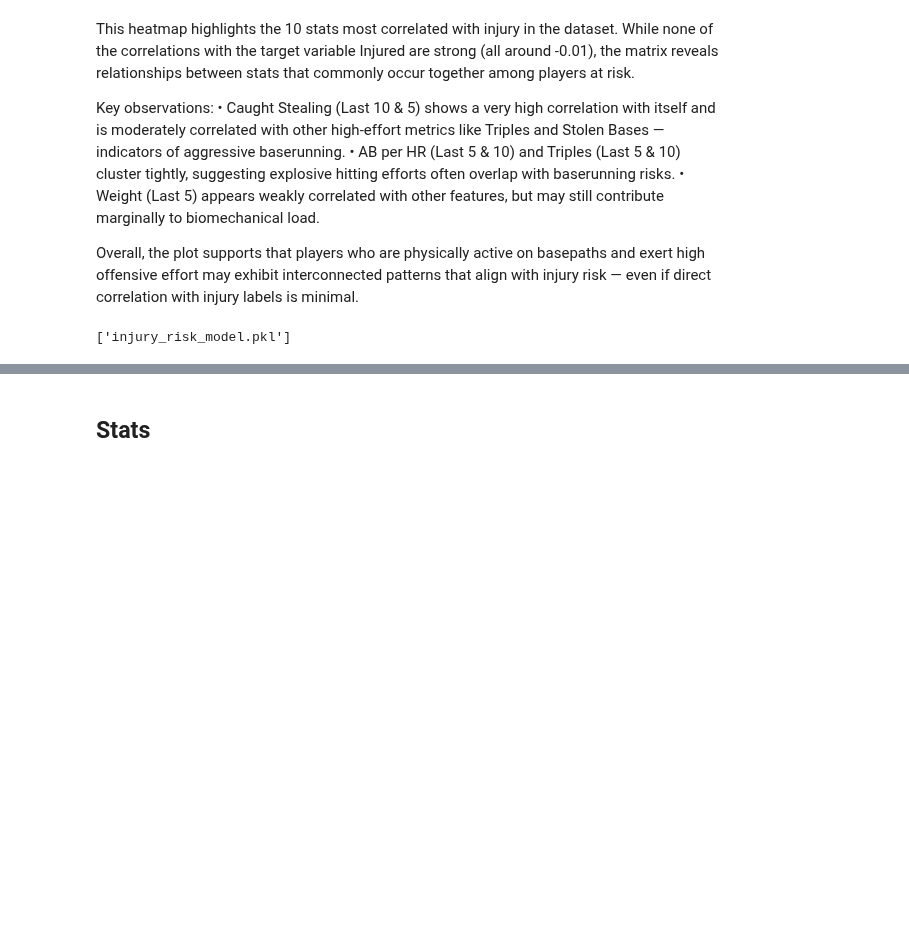
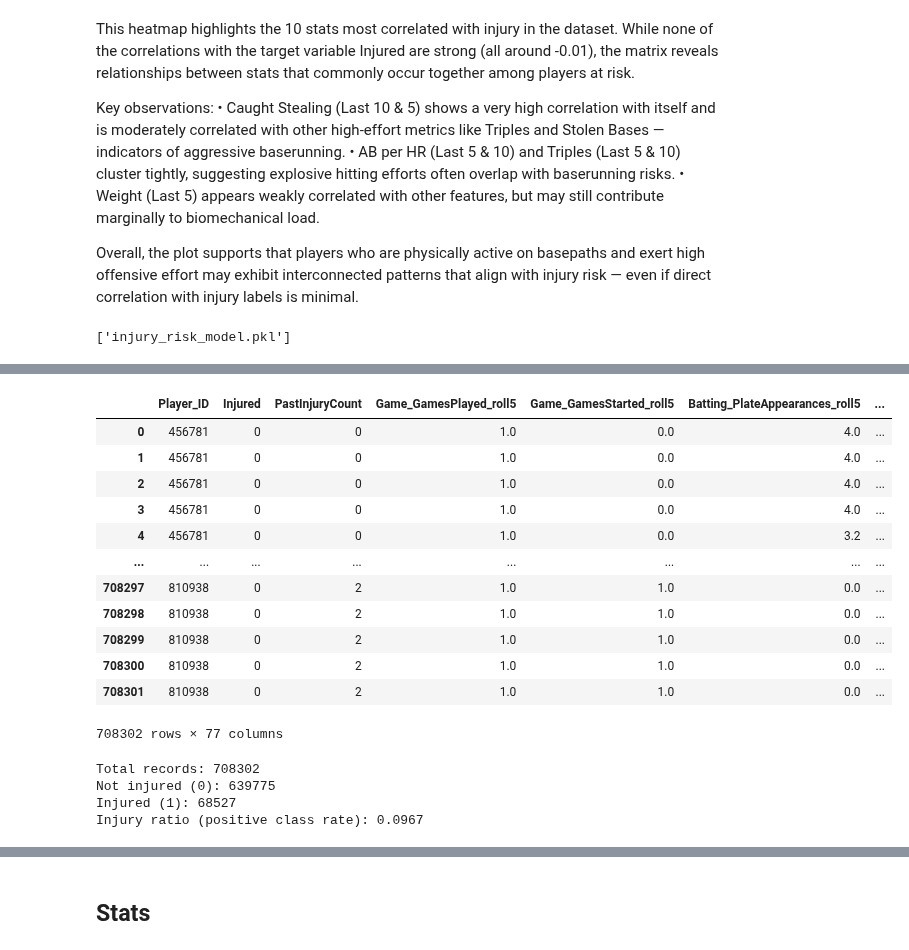
Before and after one commit to laniel123/MLB_Injury_Report, a Jupyter notebook: mlb/notebooks/Mlb_player_db.ipynb, the cells around one changed output, grey strips where cells are left out. Cells and saved outputs as stored; diff of their text form; code cells hidden in the pictures; blank space fills up the shorter version.

```diff
--- a/mlb/notebooks/Mlb_player_db.ipynb
+++ b/mlb/notebooks/Mlb_player_db.ipynb
@@ -1272,0 +1607,16 @@ joblib.dump(xgb_model, "injury_risk_model.pkl")
+# %%
+df_final
+# %% [output]
+|  | Player_ID | Injured | PastInjuryCount | Game_GamesPlayed_roll5 | Game_GamesStarted_roll5 | Batting_PlateAppearances_roll5 | ... |
+| 0 | 456781 | 0 | 0 | 1.0 | 0.0 | 4.0 | ... |
+| 1 | 456781 | 0 | 0 | 1.0 | 0.0 | 4.0 | ... |
+| 2 | 456781 | 0 | 0 | 1.0 | 0.0 | 4.0 | ... |
+| 3 | 456781 | 0 | 0 | 1.0 | 0.0 | 4.0 | ... |
+| 4 | 456781 | 0 | 0 | 1.0 | 0.0 | 3.2 | ... |
+| ... | ... | ... | ... | ... | ... | ... | ... |
+| 708297 | 810938 | 0 | 2 | 1.0 | 1.0 | 0.0 | ... |
+| 708298 | 810938 | 0 | 2 | 1.0 | 1.0 | 0.0 | ... |
+| 708299 | 810938 | 0 | 2 | 1.0 | 1.0 | 0.0 | ... |
+| 708300 | 810938 | 0 | 2 | 1.0 | 1.0 | 0.0 | ... |
+| 708301 | 810938 | 0 | 2 | 1.0 | 1.0 | 0.0 | ... |
+708302 rows × 77 columns
@@ -1272,0 +1627,17 @@ joblib.dump(xgb_model, "injury_risk_model.pkl")
+# %%
+# Check how many injured vs. not injured
+injury_counts = df_final['Injured'].value_counts()
+total = len(df_final)
+injured = injury_counts.get(1, 0)
+not_injured = injury_counts.get(0, 0)
+injury_ratio = injured / total if total > 0 else 0
+
+print(f"Total records: {total}")
+print(f"Not injured (0): {not_injured}")
+print(f"Injured (1): {injured}")
+print(f"Injury ratio (positive class rate): {injury_ratio:.4f}")
+# %% [output]
+Total records: 708302
+Not injured (0): 639775
+Injured (1): 68527
+Injury ratio (positive class rate): 0.0967
```
Also changed, not shown: parts of 20 cells of this notebook, 2 other files.
